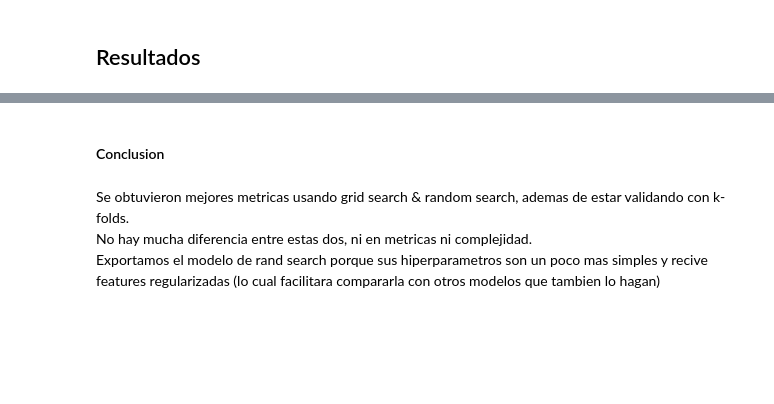
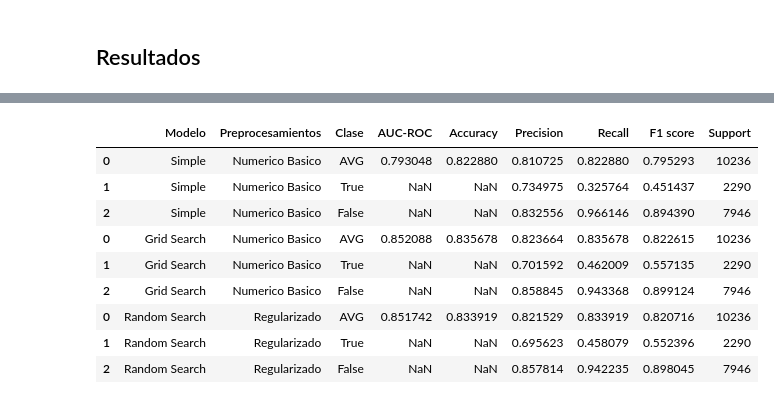
Before and after one commit to NicolasEzequielZulaicaRivera/OD_TPS, a Jupyter notebook: TP2/arbol.ipynb, the cells around one changed output, grey strips where cells are left out. Drawn from its saved outputs; the diff is of its cells as text; code cells hidden in the pictures; blank space fills up the shorter version.

```diff
--- a/TP2/arbol.ipynb
+++ b/TP2/arbol.ipynb
@@ -33,6 +33,8 @@ runReg = True
 saveSimple = True
 saveValidated = True
 saveReg = True
+# %%
+predictions = pd.DataFrame()
 # %% [markdown]
 ### Preprocesamiento
 # %%
@@ -110 +118,4 @@ CONFUSION MATRIX
+# %%
+pdf = score2('Simple','Numerico Basico',val_targ, pred, prob[:,1])
+predictions = predictions.append( pdf )
 # %% [markdown]
@@ -159 +176,4 @@ CONFUSION MATRIX
+# %%
+pdf = score2('Grid Search','Numerico Basico',val_targ, pred, prob[:,1])
+predictions = predictions.append( pdf )
 # %% [markdown]
@@ -240,6 +240,13 @@ RECALL: 0.4615720524017467
-# %% [markdown]
-#### Conclusion
-# %% [markdown]
-Se obtuvieron mejores metricas usando grid search & random search, ademas de estar validando con k-folds. \
-No hay mucha diferencia entre estas dos, ni en metricas ni complejidad. \
-Exportamos el modelo de rand search porque sus hiperparametros son un poco mas simples y recive features regularizadas (lo cual facilitara compararla con otros modelos que tambien lo hagan)
+# %%
+predictions
+# %% [output]
+|  | Modelo | Preprocesamientos | Clase | AUC-ROC | Accuracy | Precision | Recall | F1 score | Support |
+| 0 | Simple | Numerico Basico | AVG | 0.793048 | 0.822880 | 0.810725 | 0.822880 | 0.795293 | 10236 |
+| 1 | Simple | Numerico Basico | True | NaN | NaN | 0.734975 | 0.325764 | 0.451437 | 2290 |
+| 2 | Simple | Numerico Basico | False | NaN | NaN | 0.832556 | 0.966146 | 0.894390 | 7946 |
+| 0 | Grid Search | Numerico Basico | AVG | 0.852088 | 0.835678 | 0.823664 | 0.835678 | 0.822615 | 10236 |
+| 1 | Grid Search | Numerico Basico | True | NaN | NaN | 0.701592 | 0.462009 | 0.557135 | 2290 |
+| 2 | Grid Search | Numerico Basico | False | NaN | NaN | 0.858845 | 0.943368 | 0.899124 | 7946 |
+| 0 | Random Search | Regularizado | AVG | 0.851742 | 0.833919 | 0.821529 | 0.833919 | 0.820716 | 10236 |
+| 1 | Random Search | Regularizado | True | NaN | NaN | 0.695623 | 0.458079 | 0.552396 | 2290 |
+| 2 | Random Search | Regularizado | False | NaN | NaN | 0.857814 | 0.942235 | 0.898045 | 7946 |
```
Also changed, not shown: parts of 14 cells of this notebook, 10 other files.
